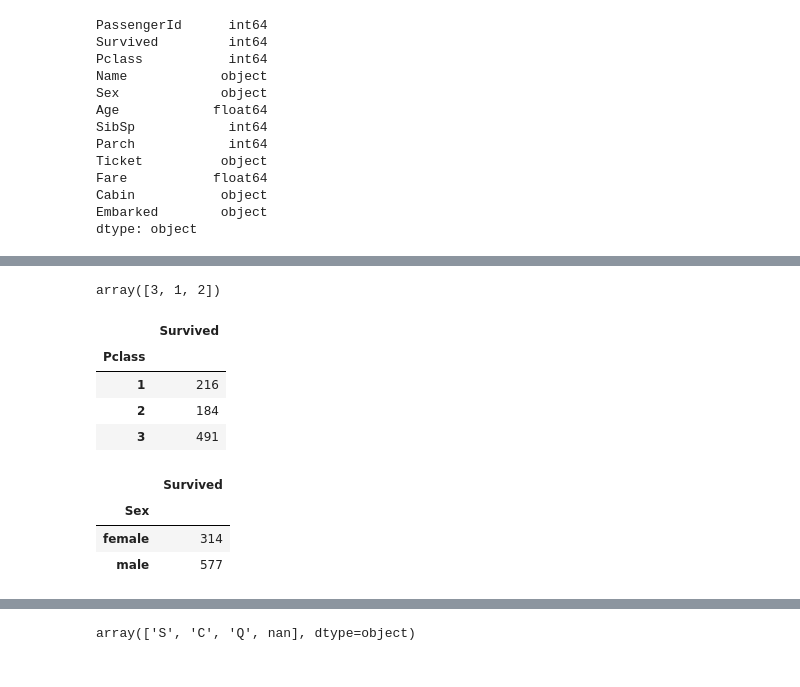
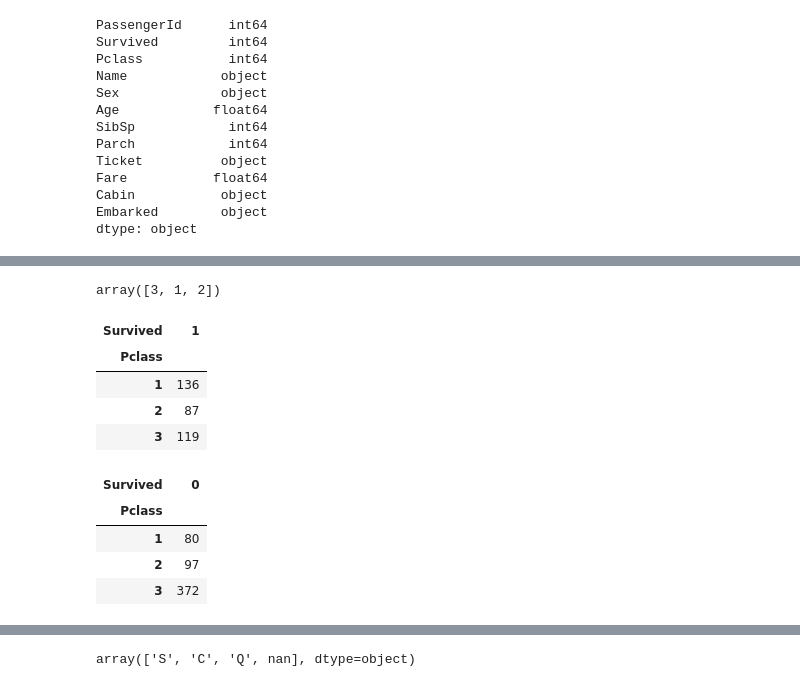
Before and after one commit to jijinexp/kaggle-competitions, a Jupyter notebook: titanic-disaster.ipynb, the cells around one changed output, grey strips where cells are left out. Saved outputs shown, nothing was run; the diff lists cells and outputs as text; code cells hidden in the pictures.

```diff
--- a/titanic-disaster.ipynb
+++ b/titanic-disaster.ipynb
@@ -71,17 +140,16 @@ dtype: object
 # %%
 display(train['Pclass'].unique())
-display(train.groupby(['Pclass'])[['Survived']].apply(lambda x: x.count()))
+display(train[train['Survived']==1].groupby('Pclass')[['Survived']].apply(lambda a: a.value_counts()))
+display(train[train['Survived']==0].groupby('Pclass')[['Survived']].apply(lambda a: a.value_counts()))
 # %% [output]
 array([3, 1, 2])
-|  | Survived |
+| Survived | 1 |
 | Pclass |  |
-| 1 | 216 |
-| 2 | 184 |
-| 3 | 491 |
+| 1 | 136 |
+| 2 | 87 |
+| 3 | 119 |
+| Survived | 0 |
+| Pclass |  |
+| 1 | 80 |
+| 2 | 97 |
+| 3 | 372 |
-# %%
-display(train.groupby(['Sex'])[['Survived']].apply(lambda x: x.count()))
-# %% [output]
-|  | Survived |
-| Sex |  |
-| female | 314 |
-| male | 577 |
```
Also changed, not shown: parts of 20 cells of this notebook.
